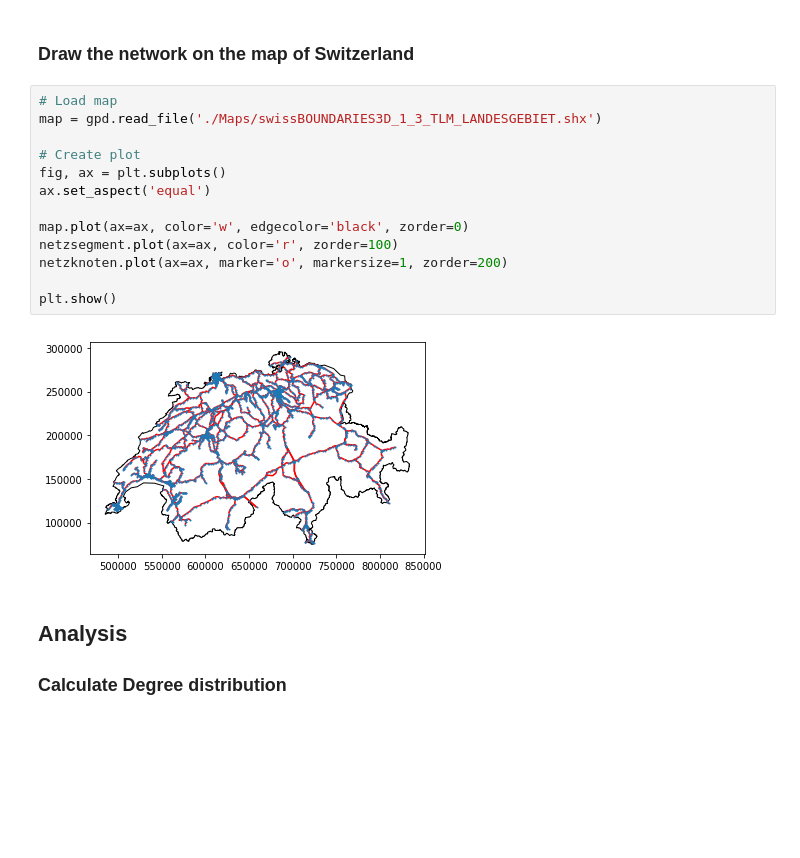
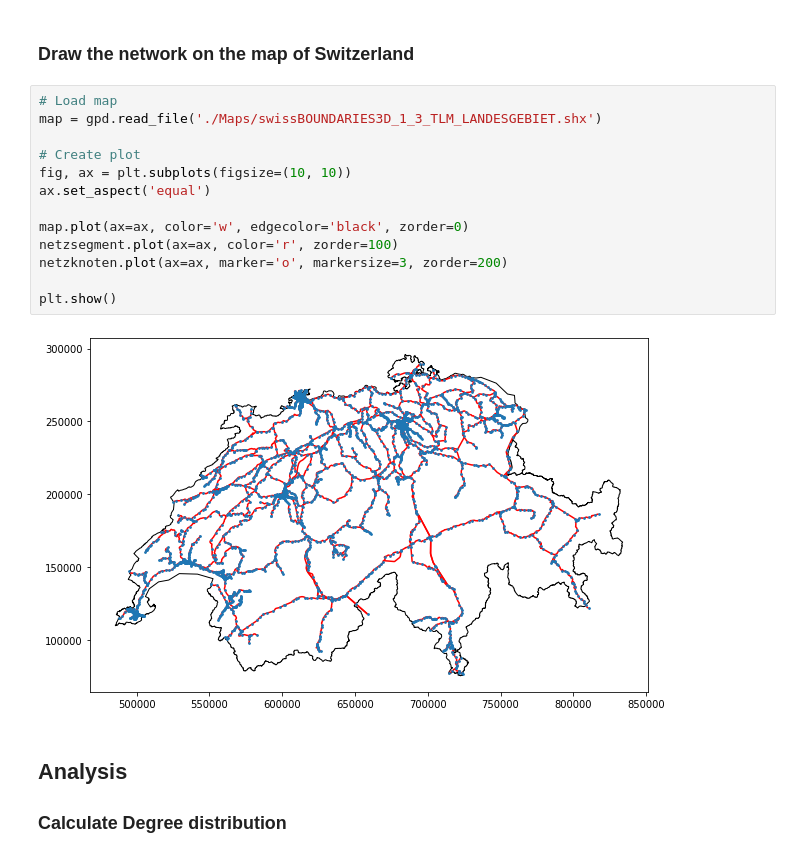
Before and after one commit to mathiasluethi/network-science-final-project, a Jupyter notebook: Network Science Final Project.ipynb, the cells around one changed output. Saved outputs shown, nothing was run; the diff lists cells and outputs as text; blank space fills up the shorter version.

```diff
--- a/Network Science Final Project.ipynb
+++ b/Network Science Final Project.ipynb
@@ -37,18 +44,18 @@ nx.draw(G, node_size=1, edge_color="r")
 # %%
 # Load map
 map = gpd.read_file('./Maps/swissBOUNDARIES3D_1_3_TLM_LANDESGEBIET.shx')
 
 # Create plot
-fig, ax = plt.subplots()
+fig, ax = plt.subplots(figsize=(10, 10))
 ax.set_aspect('equal')
 
 map.plot(ax=ax, color='w', edgecolor='black', zorder=0)
 netzsegment.plot(ax=ax, color='r', zorder=100)
-netzknoten.plot(ax=ax, marker='o', markersize=1, zorder=200)
+netzknoten.plot(ax=ax, marker='o', markersize=3, zorder=200)
 
 plt.show()
 # %% [output]
-[figure, old version]
+[figure, new version]
 # %% [markdown]
 ## Analysis
 ### Calculate Degree distribution
```
Also changed, not shown: parts of 5 cells of this notebook.
